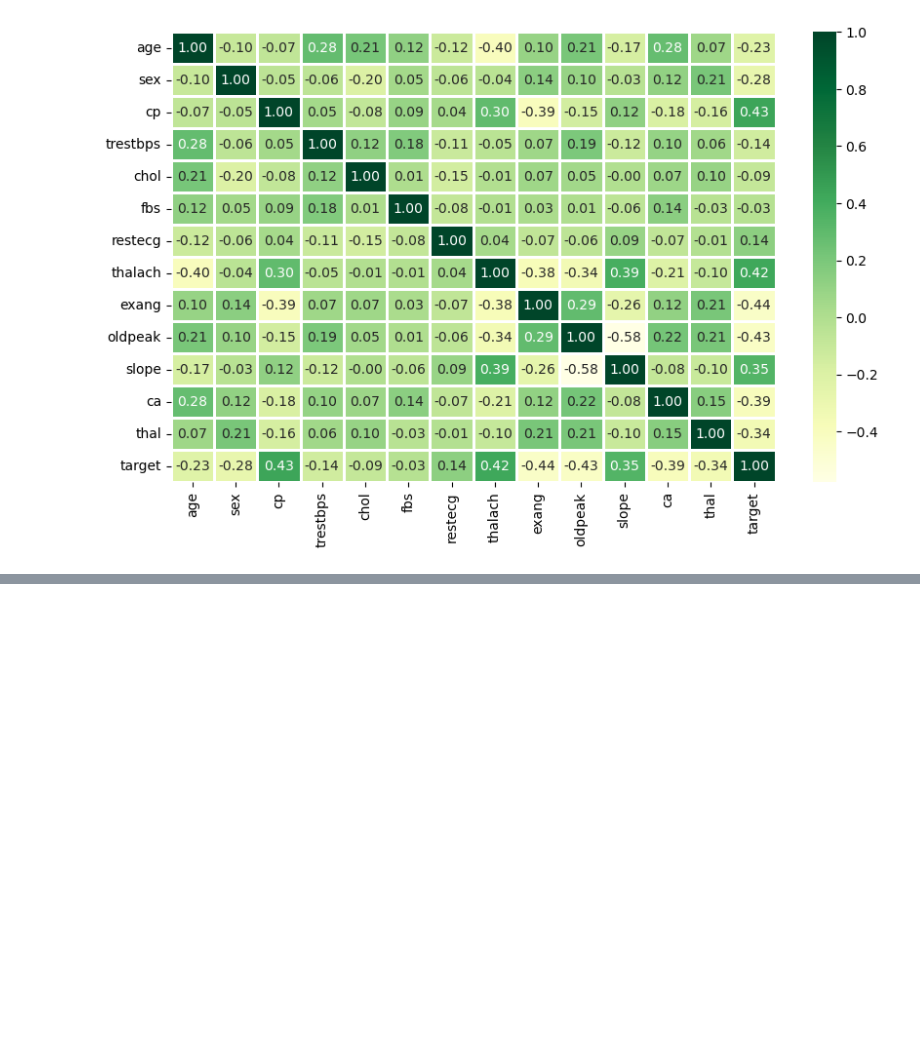
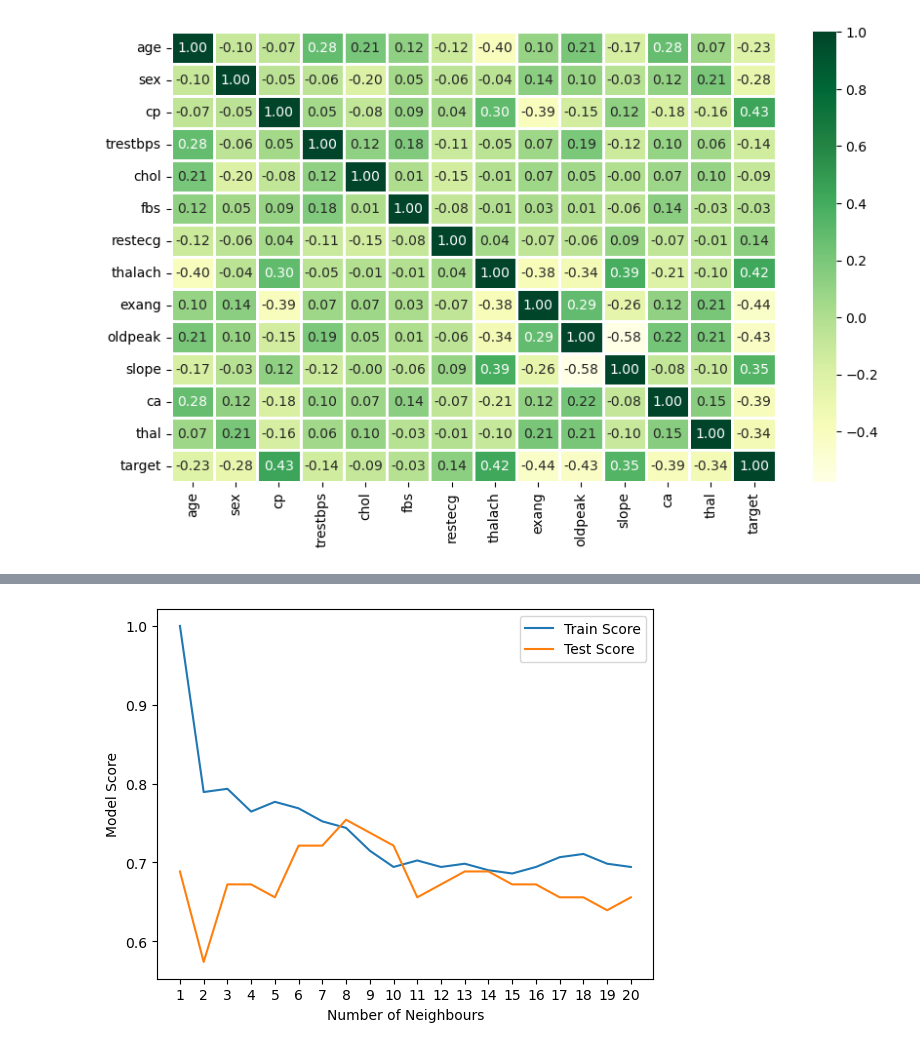
Before and after one commit to thesubodh1/Machine-Learning, a Jupyter notebook: Milestone-self.ipynb, the cells around one changed output, grey strips where cells are left out. Cells and saved outputs as stored; diff of their text form; code cells hidden in the pictures; blank space fills up the shorter version.

```diff
--- a/Milestone-self.ipynb
+++ b/Milestone-self.ipynb
@@ -227,0 +299,16 @@ pd.crosstab(data.target,data.exang).plot(kind="bar",figsi)
+# %%
+# lets try to improve KNN using hper parameter tuning
+train_score = []
+test_score = []
+
+neighbours = range(1,21)
+
+knn = KNeighborsClassifier()
+
+for i in neighbours:
+    knn.set_params(n_neighbors = i)
+    knn.fit(X_train,Y_train)
+
+    # lets update train and test score matrix
+    train_score.append(knn.score(X_train,Y_train))
+    test_score.append(knn.score(X_test,Y_test))
@@ -227,0 +361,9 @@ pd.crosstab(data.target,data.exang).plot(kind="bar",figsi)
+# %%
+plt.plot(neighbours,train_score,label="Train Score")
+plt.plot(neighbours,test_score,label="Test Score")
+plt.xticks(np.arange(1,21));
+plt.xlabel("Number of Neighbours")
+plt.ylabel("Model Score")
+plt.legend();
+# %% [output]
+[figure, added]
```
Also changed, not shown: parts of 21 cells of this notebook.
